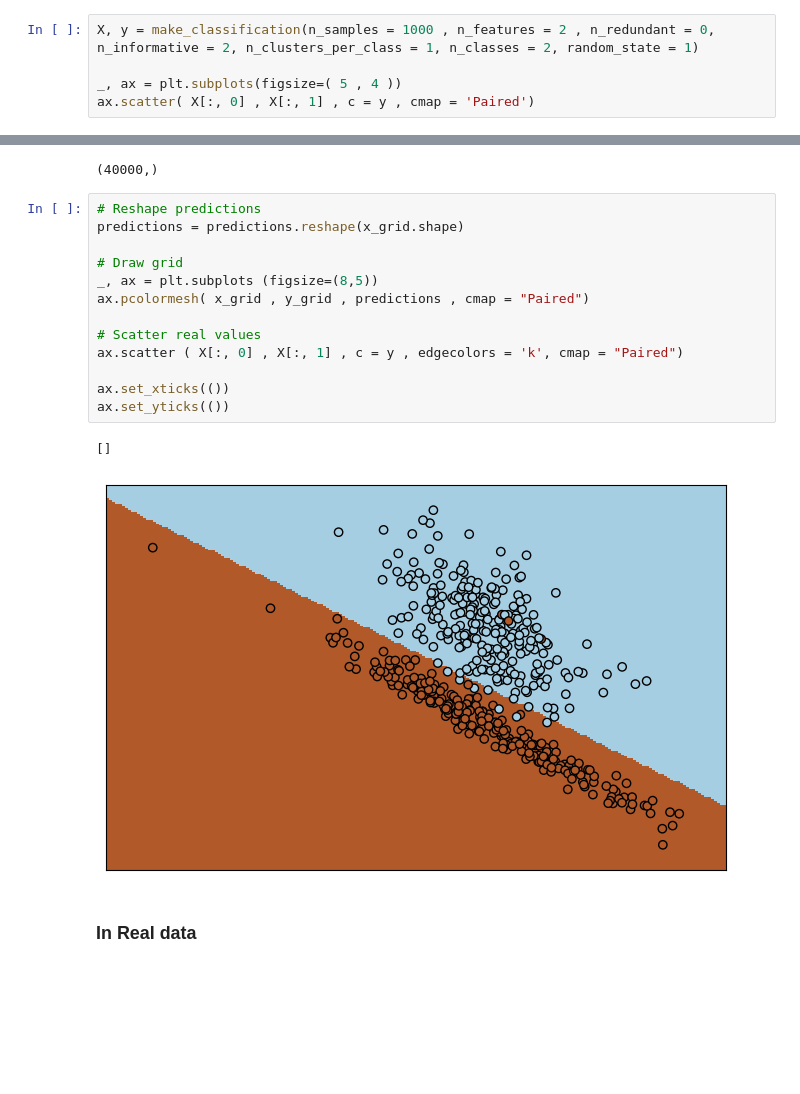
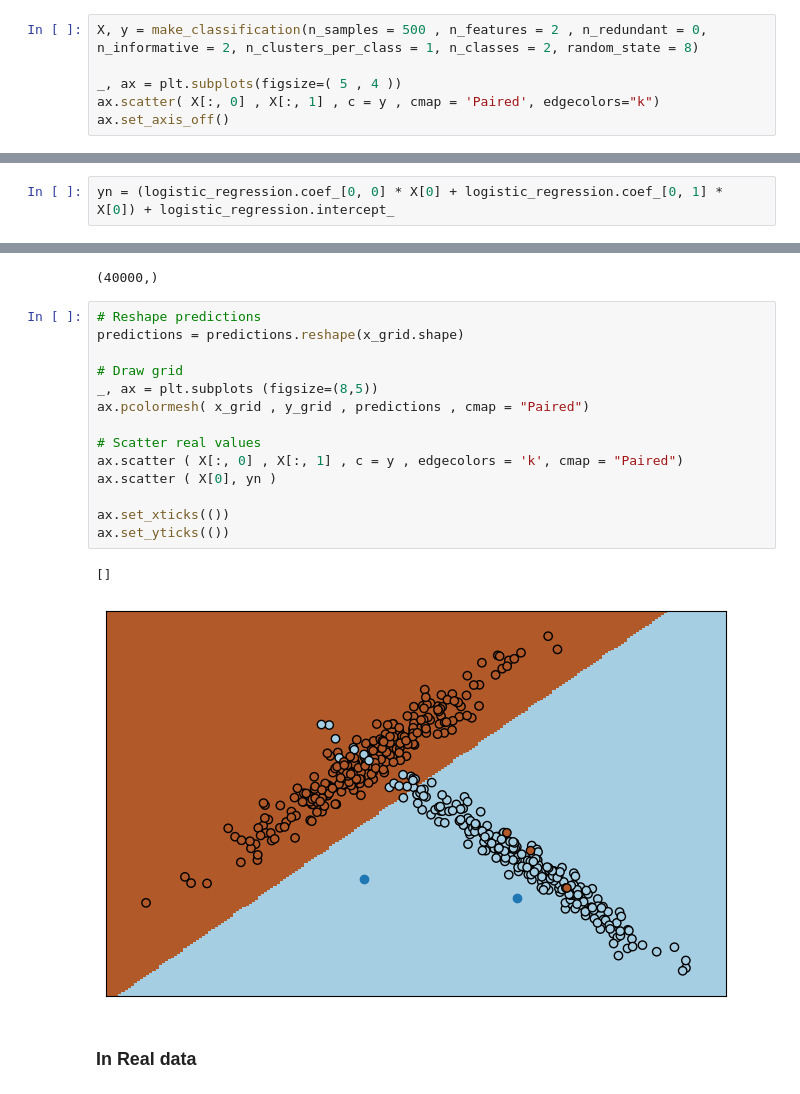
Before and after one commit to Theoryzerp/machine_learning, a Jupyter notebook: Sem_02/Logistic_Regression.ipynb, the cells around one changed output, grey strips where cells are left out. Saved outputs shown, nothing was run; the diff lists cells and outputs as text; blank space fills up the shorter version.

```diff
--- a/Sem_02/Logistic_Regression.ipynb
+++ b/Sem_02/Logistic_Regression.ipynb
@@ -35,8 +35,9 @@ import matplotlib.pyplot as plt
 from sklearn.linear_model import LogisticRegression
 from sklearn.datasets import make_classification
 # %%
-X, y = make_classification(n_samples = 1000 , n_features = 2 , n_redundant = 0, n_informative = 2, n_clusters_per_class = 1, n_classes = 2, random_state = 1)
+X, y = make_classification(n_samples = 500 , n_features = 2 , n_redundant = 0, n_informative = 2, n_clusters_per_class = 1, n_classes = 2, random_state = 8)
 
 _, ax = plt.subplots(figsize=( 5 , 4 ))
-ax.scatter( X[:, 0] , X[:, 1] , c = y , cmap = 'Paired')
+ax.scatter( X[:, 0] , X[:, 1] , c = y , cmap = 'Paired', edgecolors="k")
+ax.set_axis_off()
 # %% [output]
@@ -52,0 +61,2 @@ LogisticRegression()
+# %%
+yn = (logistic_regression.coef_[0, 0] * X[0] + logistic_regression.coef_[0, 1] * X[0]) + logistic_regression.intercept_
@@ -68,19 +82,20 @@ print (predictions.shape)
 # %%
 # Reshape predictions
 predictions = predictions.reshape(x_grid.shape)
 
 # Draw grid
 _, ax = plt.subplots (figsize=(8,5))
 ax.pcolormesh( x_grid , y_grid , predictions , cmap = "Paired")
 
 # Scatter real values
 ax.scatter ( X[:, 0] , X[:, 1] , c = y , edgecolors = 'k', cmap = "Paired")
+ax.scatter ( X[0], yn )
 
 ax.set_xticks(())
 ax.set_yticks(())
 # %% [output]
 []
-[figure, old version]
+[figure, new version]
 # %% [markdown]
 ### In Real data
 # %%
```
Also changed, not shown: parts of 4 cells of this notebook.
